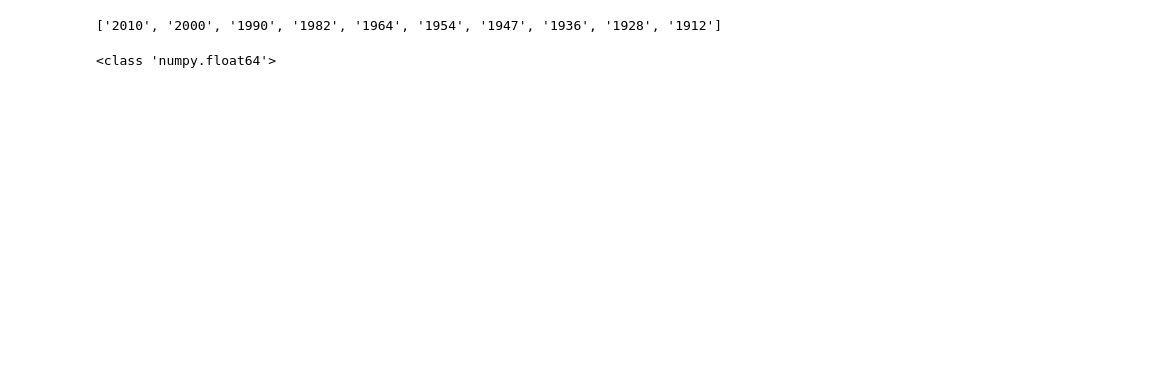
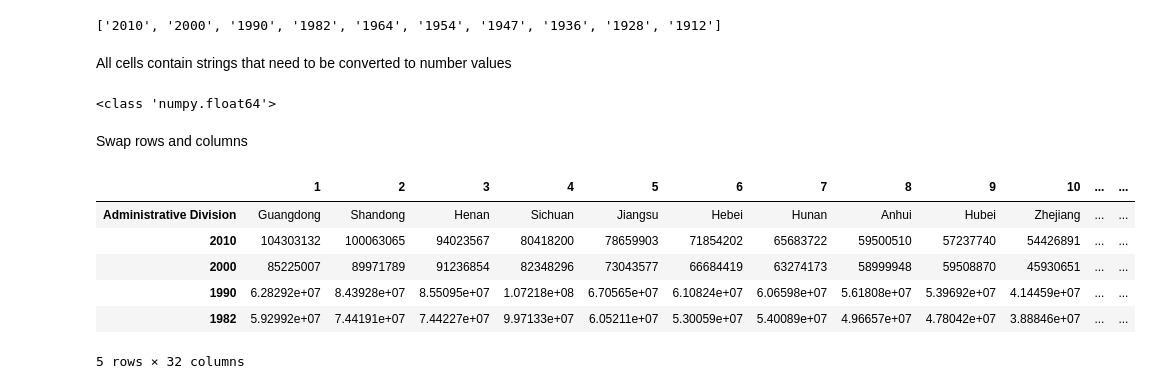
Before and after one commit to simprism/china-population-map, a Jupyter notebook: china-map.ipynb, the cells around one changed output. Drawn from its saved outputs; the diff is of its cells as text; code cells hidden in the pictures; blank space fills up the shorter version.

```diff
--- a/china-map.ipynb
+++ b/china-map.ipynb
@@ -95,6 +99,8 @@ print(columns)
 china_pop = china_pop.drop(china_pop.index[0])
 # %% [output]
 ['2010', '2000', '1990', '1982', '1964', '1954', '1947', '1936', '1928', '1912']
+# %% [markdown]
+All cells contain strings that need to be converted to number values
 # %%
 for i in columns:
     china_pop[i] = pd.to_numeric(china_pop[i])
@@ -102,3 +108,5 @@ for i in columns:
 print(type(china_pop.iloc[2,4]))
 # %% [output]
 <class 'numpy.float64'>
+# %% [markdown]
+Swap rows and columns
@@ -104,0 +115,10 @@ print(type(china_pop.iloc[2,4]))
+# %%
+china_trans.head()
+# %% [output]
+|  | 1 | 2 | 3 | 4 | 5 | 6 | 7 | 8 | 9 | 10 | ... | ... |
+| Administrative Division | Guangdong | Shandong | Henan | Sichuan | Jiangsu | Hebei | Hunan | Anhui | Hubei | Zhejiang | ... | ... |
+| 2010 | 104303132 | 100063065 | 94023567 | 80418200 | 78659903 | 71854202 | 65683722 | 59500510 | 57237740 | 54426891 | ... | ... |
+| 2000 | 85225007 | 89971789 | 91236854 | 82348296 | 73043577 | 66684419 | 63274173 | 58999948 | 59508870 | 45930651 | ... | ... |
+| 1990 | 6.28292e+07 | 8.43928e+07 | 8.55095e+07 | 1.07218e+08 | 6.70565e+07 | 6.10824e+07 | 6.06598e+07 | 5.61808e+07 | 5.39692e+07 | 4.14459e+07 | ... | ... |
+| 1982 | 5.92992e+07 | 7.44191e+07 | 7.44227e+07 | 9.97133e+07 | 6.05211e+07 | 5.30059e+07 | 5.40089e+07 | 4.96657e+07 | 4.78042e+07 | 3.88846e+07 | ... | ... |
+5 rows × 32 columns
```
Also changed, not shown: parts of 9 cells of this notebook.
